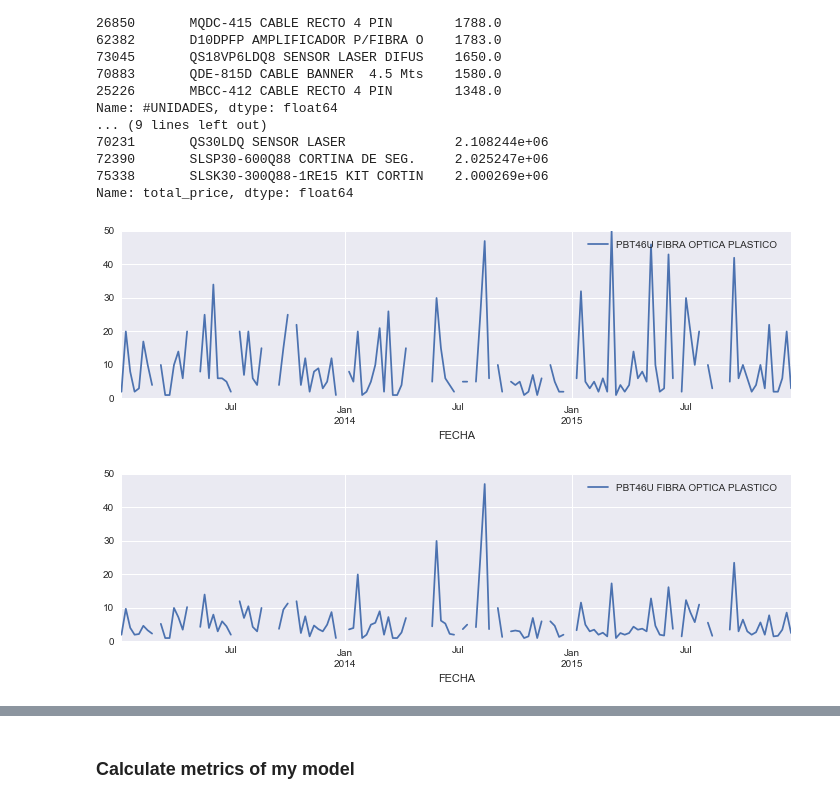
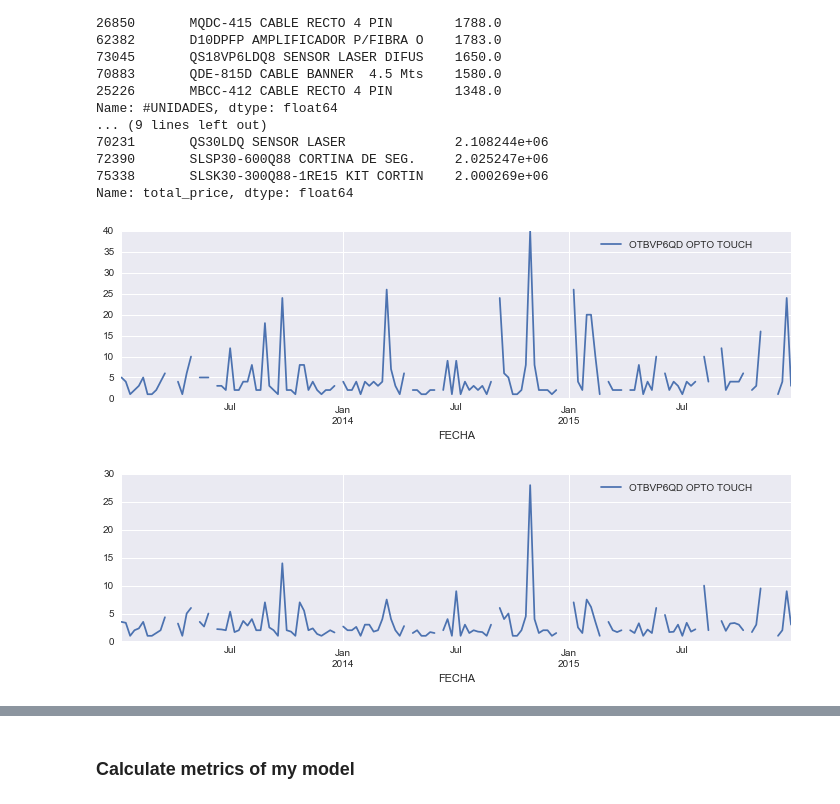
Before and after one commit to Grimi94/inventory-prediction, a Jupyter notebook: Trend Analysis.ipynb, the cells around one changed output, grey strips where cells are left out. Cells and saved outputs as stored; diff of their text form; code cells hidden in the pictures.

```diff
--- a/Trend Analysis.ipynb
+++ b/Trend Analysis.ipynb
@@ -128,25 +128,25 @@ Name: total_price, dtype: float64
 # %%
 from statsmodels.tsa.stattools import adfuller
 ts = df.set_index("FECHA")[["#UNIDADES", "IDPRODUCTO", "total_price"]]
 units_ts = ts[["#UNIDADES", "IDPRODUCTO"]]
 test_ts = None
-for prod_id, product in top_p_q.index[0:1]:
+for prod_id, product in top_p_q.index[1:2]:
     d_range_s = "2013"
     d_range_e = "2016"
     resample = "W"
     new_ts = units_ts[units_ts["IDPRODUCTO"] == prod_id]["#UNIDADES"]
     plt.figure()
     new_ts2 = new_ts[d_range_s:d_range_e].resample(resample).max()
     new_ts2.plot(label=product, figsize=(12, 3))
     plt.legend()
     plt.figure()
     new_ts3 = new_ts[d_range_s:d_range_e].resample(resample).mean()
     new_ts3.plot(label=product, figsize=(12, 3))
-    test_ts = new_ts3
+    test_ts = np.log(new_ts3)
     plt.legend()
 # %% [output]
-[figure, old version]
+[figure, new version]
-[figure, old version]
+[figure, new version]
 # %%
 from statsmodels.tsa.stattools import adfuller
 def test_stationarity(timeseries):
```
Also changed, not shown: parts of 8 cells of this notebook.
